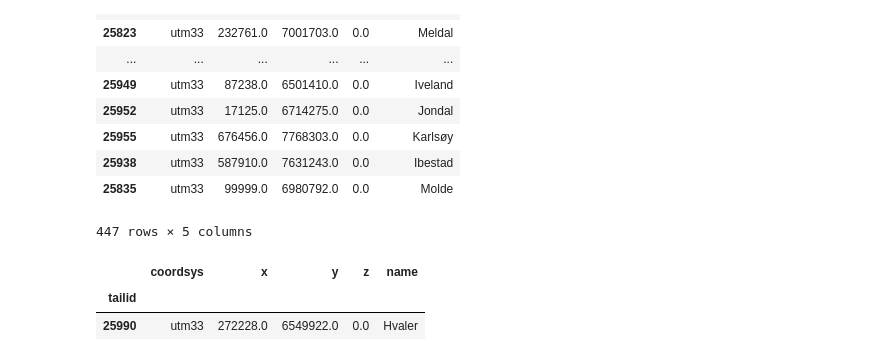
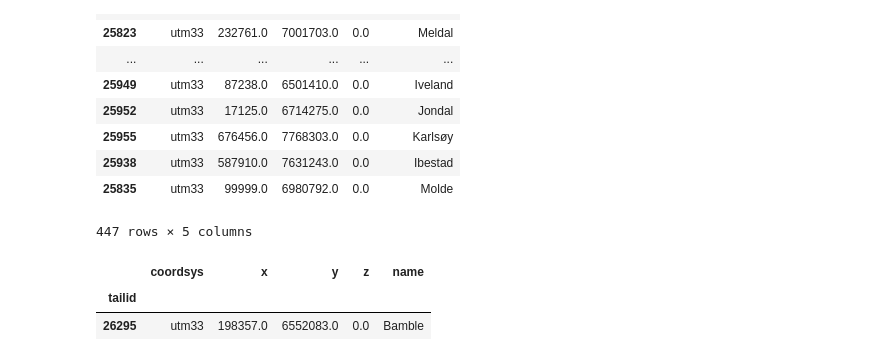
Before and after one commit to BerntA/NorwegianDemographics, a Jupyter notebook: src/coords_counties.ipynb, the cells around one changed output. Drawn from its saved outputs; the diff is of its cells as text; code cells hidden in the pictures.

```diff
--- a/src/coords_counties.ipynb
+++ b/src/coords_counties.ipynb
@@ -56,8 +56,8 @@ df
 | 25835 | utm33 | 99999.0 | 6980792.0 | 0.0 | Molde |
 447 rows × 5 columns
 # %%
-df.loc[df['name'] == 'Hvaler']
+df.loc[df['name'] == 'Bamble']
 # %% [output]
 |  | coordsys | x | y | z | name |
 | tailid |  |  |  |  |  |
-| 25990 | utm33 | 272228.0 | 6549922.0 | 0.0 | Hvaler |
+| 26295 | utm33 | 198357.0 | 6552083.0 | 0.0 | Bamble |
```
Also changed, not shown: 2 other files.
